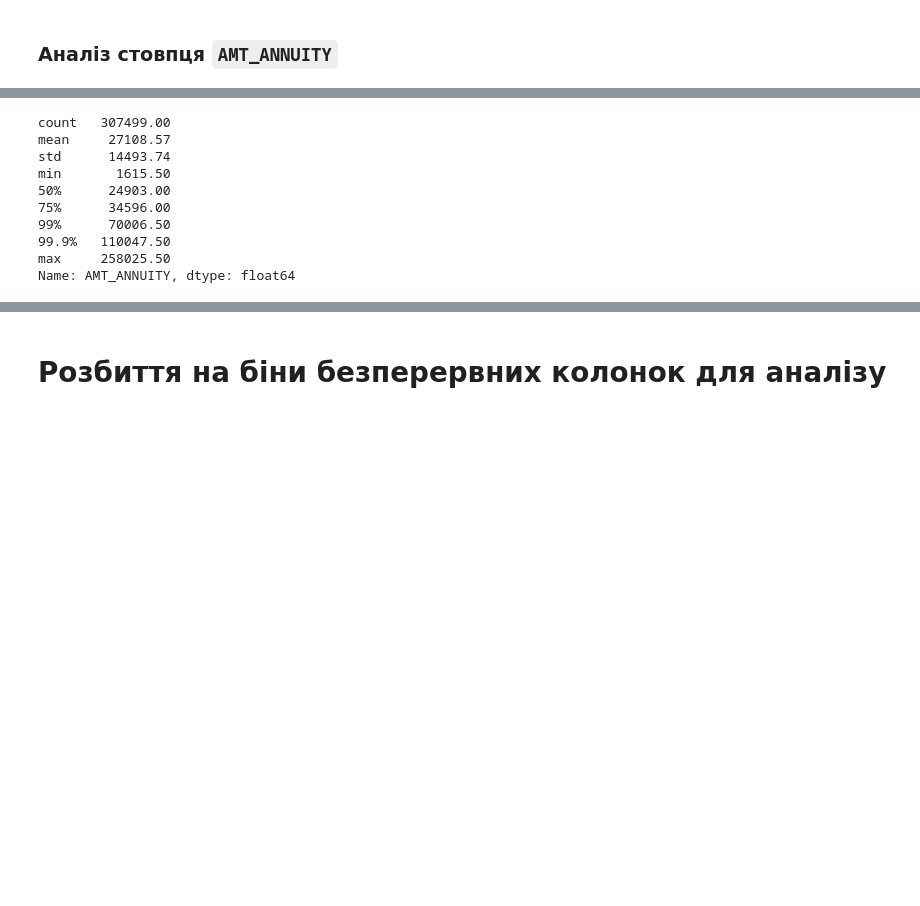
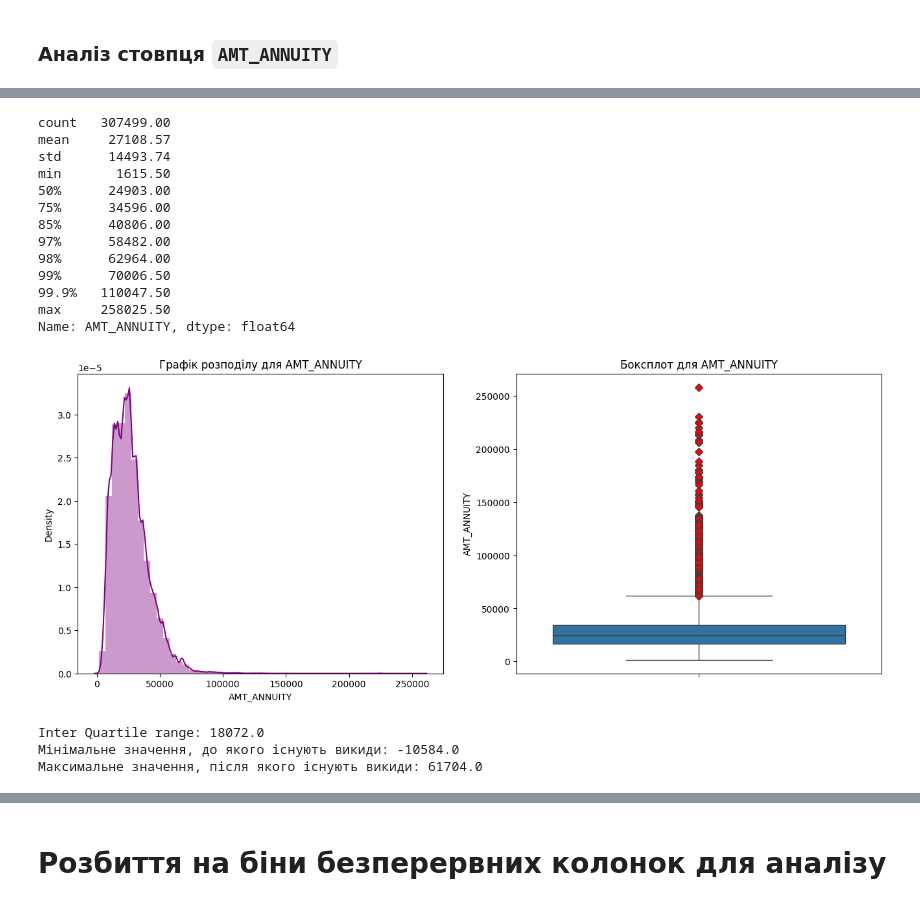
Before and after one commit to Johnny-Jackpot/python_for_ml_tasks, a Jupyter notebook: 1.2 Дослідницький аналіз даних/1_Credit_EDA.ipynb, the cells around one changed output, grey strips where cells are left out. Saved outputs shown, nothing was run; the diff lists cells and outputs as text; code cells hidden in the pictures; blank space fills up the shorter version.

```diff
--- a/1.2 Дослідницький аналіз даних/1_Credit_EDA.ipynb
+++ b/1.2 Дослідницький аналіз даних/1_Credit_EDA.ipynb
@@ -1786,5 +1796,5 @@ with warnings.catch_warnings():
 # %%
-df['AMT_ANNUITY'].describe(percentiles = [0.75,0.99,0.999])
+df['AMT_ANNUITY'].describe(percentiles = [0.75,0.85,0.97,0.98,0.99,0.999])
 # %% [output]
 count   307499.00
 mean     27108.57
@@ -1792,7 +1802,28 @@ std      14493.74
 min       1615.50
 50%      24903.00
 75%      34596.00
+85%      40806.00
+97%      58482.00
+98%      62964.00
 99%      70006.50
 99.9%   110047.50
 max     258025.50
 Name: AMT_ANNUITY, dtype: float64
+# %%
+dist_box(df,'AMT_ANNUITY')
+# %% [output]
+[figure, added]
+# %%
+AMT_ANNUITY_Q1 = df['AMT_ANNUITY'].quantile(0.25)
+AMT_ANNUITY_Q3 = df['AMT_ANNUITY'].quantile(0.75)
+AMT_ANNUITY_IQR = AMT_ANNUITY_Q3 - AMT_ANNUITY_Q1
+AMT_ANNUITY_Min_value = (AMT_ANNUITY_Q1 - 1.5 * AMT_ANNUITY_IQR)
+AMT_ANNUITY_Max_value = (AMT_ANNUITY_Q3 + 1.5 * AMT_ANNUITY_IQR)
+
+print("Inter Quartile range: {}".format(AMT_ANNUITY_IQR))
+print("Мінімальне значення, до якого існують викиди: {}".format(AMT_ANNUITY_Min_value))
+print("Максимальне значення, після якого існують викиди: {}".format(AMT_ANNUITY_Max_value))
+# %% [output]
+Inter Quartile range: 18072.0
+Мінімальне значення, до якого існують викиди: -10584.0
+Максимальне значення, після якого існують викиди: 61704.0
```
Also changed, not shown: parts of 6 cells of this notebook.
